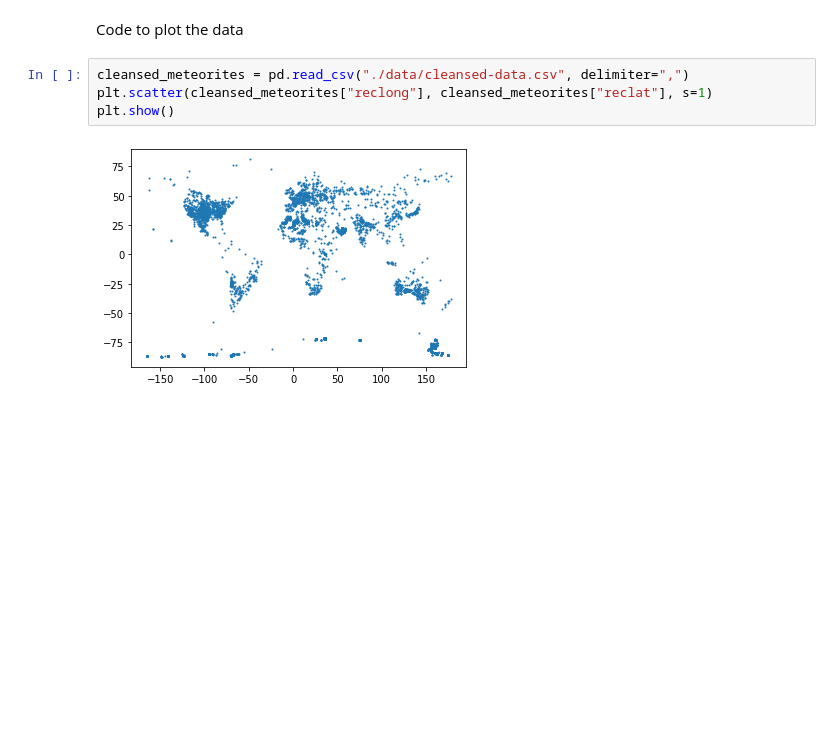
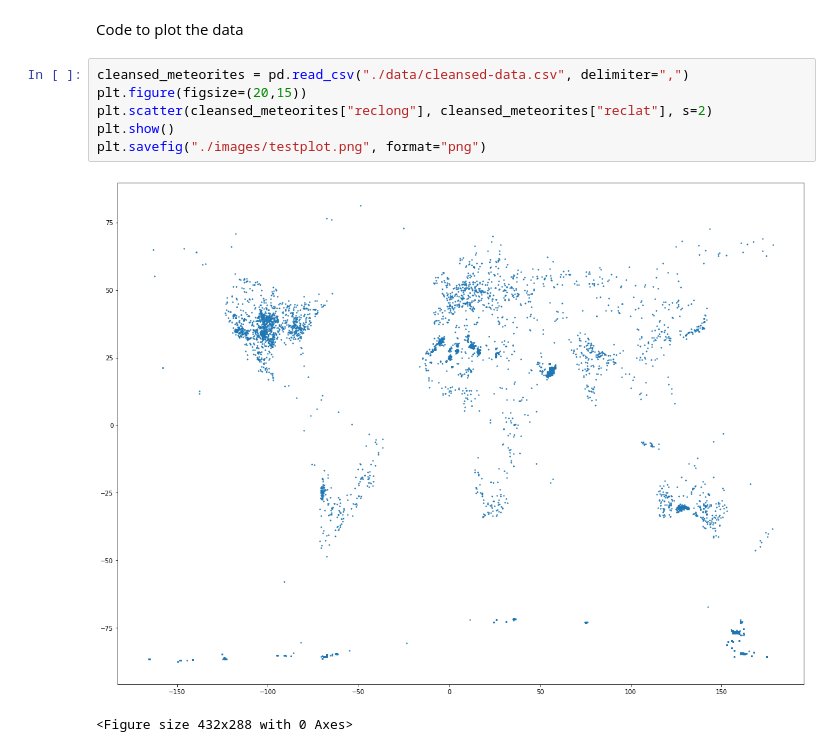
Before and after one commit to erifyc1/meteorite-visualization, a Jupyter notebook: main.ipynb, the cells around one changed output. Cells and saved outputs as stored; diff of their text form; blank space fills up the shorter version.

```diff
--- a/main.ipynb
+++ b/main.ipynb
@@ -16,7 +16,10 @@ filtered_meteorites.to_csv("./data/cleansed-data.csv")
 Code to plot the data
 # %%
 cleansed_meteorites = pd.read_csv("./data/cleansed-data.csv", delimiter=",")
-plt.scatter(cleansed_meteorites["reclong"], cleansed_meteorites["reclat"], s=1)
+plt.figure(figsize=(20,15))
+plt.scatter(cleansed_meteorites["reclong"], cleansed_meteorites["reclat"], s=2)
 plt.show()
+plt.savefig("./images/testplot.png", format="png")
 # %% [output]
-[figure, old version]
+[figure, new version]
+<Figure size 432x288 with 0 Axes>
```
Also changed, not shown: 1 other file.
